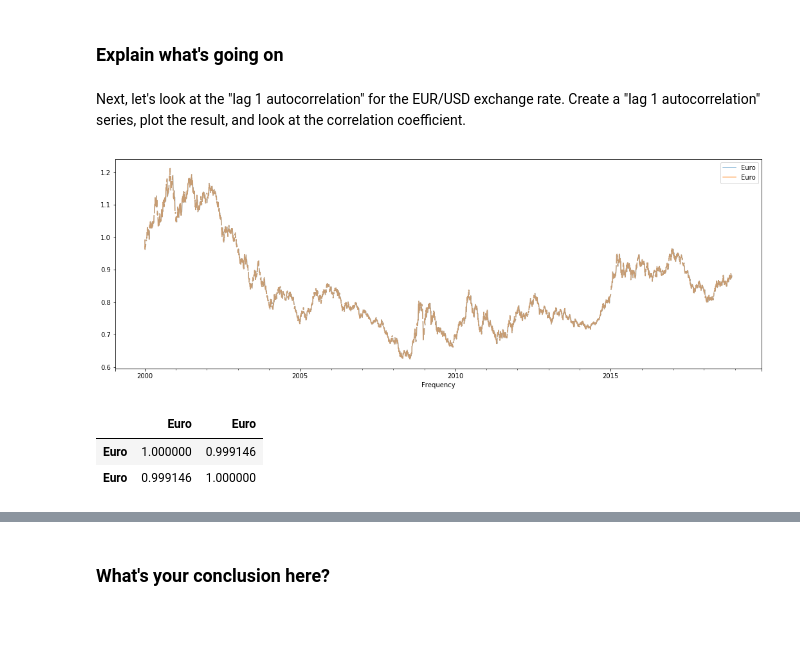
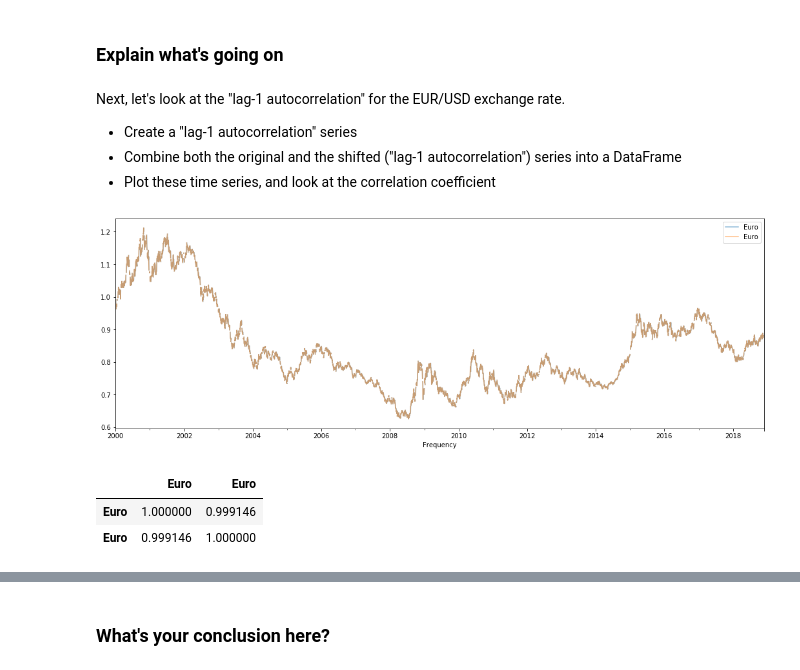
Before and after one commit to learn-co-curriculum/dsc-corr-autocorr-in-time-series-lab, a Jupyter notebook: index.ipynb, the cells around one changed output, grey strips where cells are left out. Saved outputs shown, nothing was run; the diff lists cells and outputs as text; code cells hidden in the pictures; blank space fills up the shorter version.

```diff
--- a/index.ipynb
+++ b/index.ipynb
@@ -78,3 +97,7 @@ xr_diff.corr()
 # on a day-to-day basis and seasonality is not present, hence this result.
 # %% [markdown]
-Next, let's look at the "lag 1 autocorrelation" for the EUR/USD exchange rate. Create a "lag 1 autocorrelation" series, plot the result, and look at the correlation coefficient.
+Next, let's look at the "lag-1 autocorrelation" for the EUR/USD exchange rate.
+
+- Create a "lag-1 autocorrelation" series
+- Combine both the original and the shifted ("lag-1 autocorrelation") series into a DataFrame
+- Plot these time series, and look at the correlation coefficient
@@ -83,15 +110,16 @@ eur = xr[['Euro']]
 # %%
-eur_shift_1 = eur.shift(periods=1)
-eur_shift_1.head()
+# Combine the original and shifted time series
+lag_1 = pd.concat([eur_shift_1, eur], axis=1)
 
-lag_1= pd.concat([eur_shift_1, eur], axis=1)
+# Plot
 lag_1.plot(figsize=(18,6), alpha=0.5);
 # %% [output]
-[figure, old version]
+[figure, new version]
-# %%
-lag_1.corr()
-# %% [output]
-|  | Euro | Euro |
-| Euro | 1.000000 | 0.999146 |
-| Euro | 0.999146 | 1.000000 |
+# %%
+# Correlation
+lag_1.corr()
+# %% [output]
+|  | Euro | Euro |
+| Euro | 1.000000 | 0.999146 |
+| Euro | 0.999146 | 1.000000 |
 # %% [markdown]
```
Also changed, not shown: parts of 43 cells of this notebook, 28 other files.
